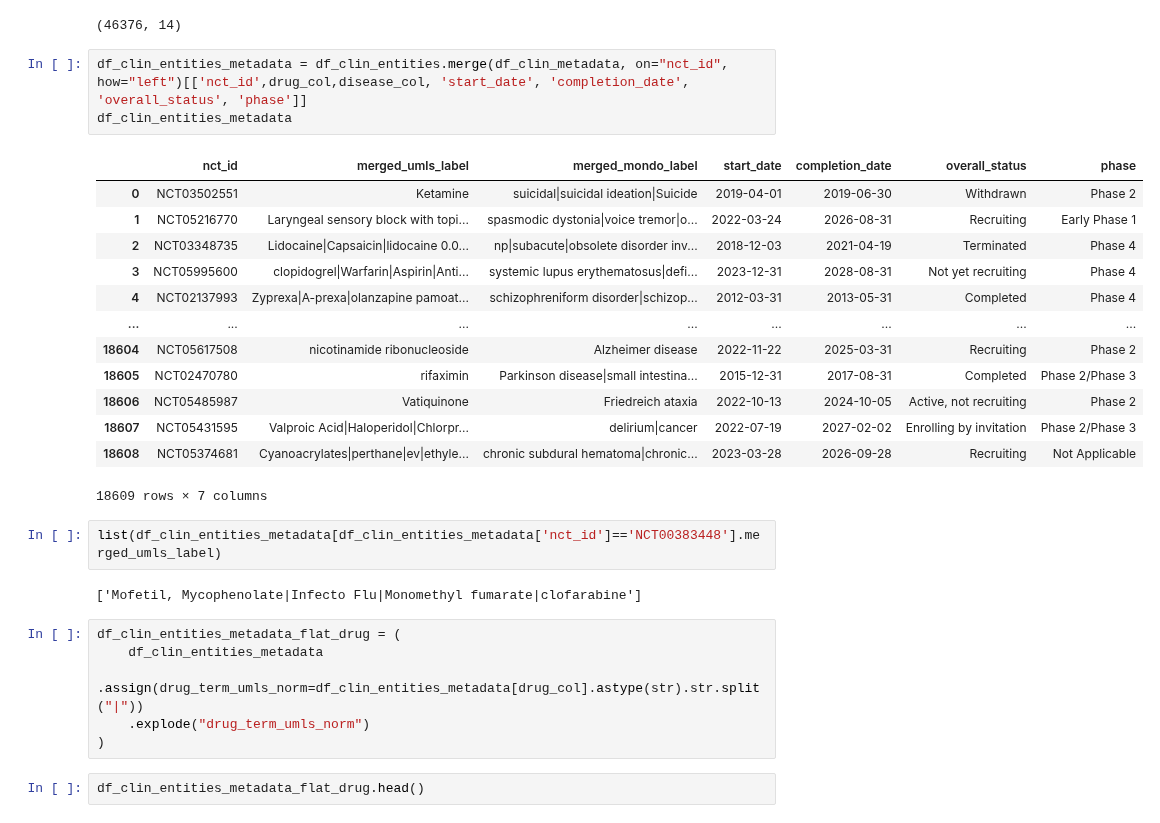
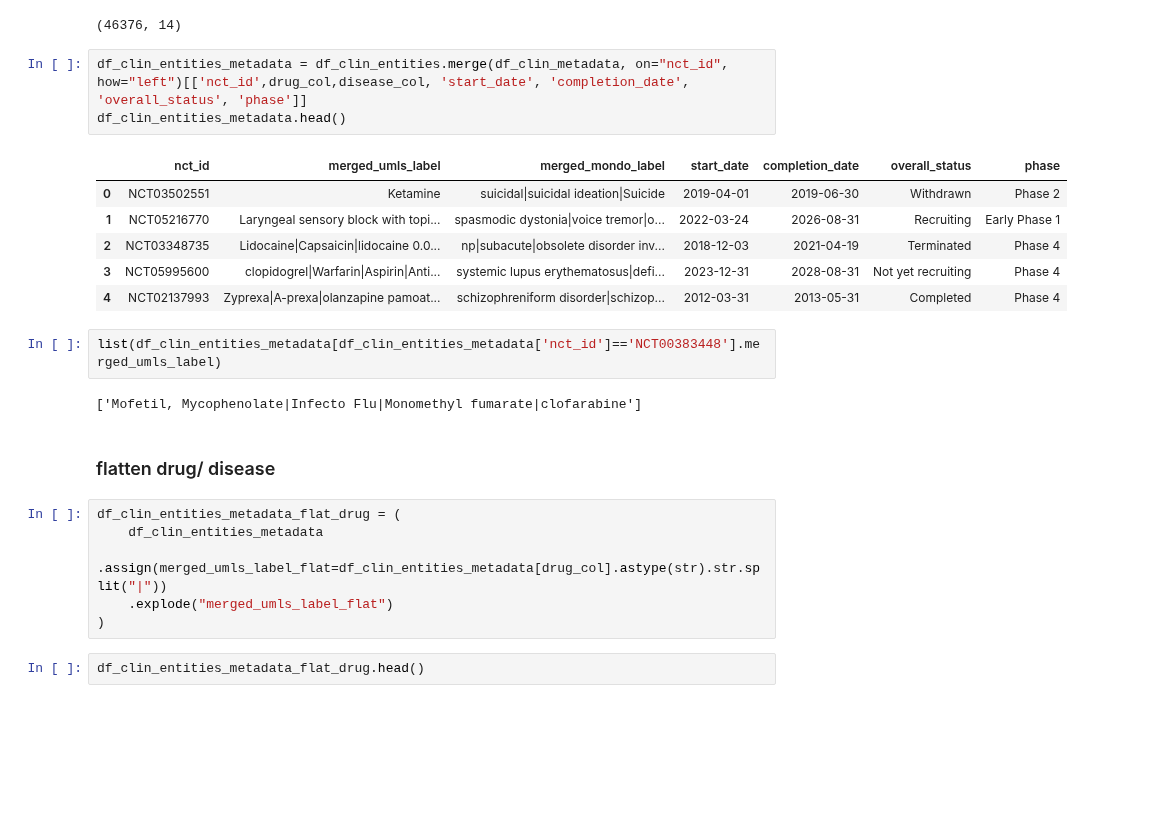
Before and after one commit to Ineichen-Group/Preclinical_DrugDisease_Translation_Pipeline, a Jupyter notebook: 10_drug_disease_translation_analysis/Translation_03_Prep_Datasets.ipynb, the cells around one changed output. Cells and saved outputs as stored; diff of their text form; blank space fills up the shorter version.

```diff
--- a/10_drug_disease_translation_analysis/Translation_03_Prep_Datasets.ipynb
+++ b/10_drug_disease_translation_analysis/Translation_03_Prep_Datasets.ipynb
@@ -42,30 +45,25 @@ df_clin_metadata.shape
 (46376, 14)
 # %%
 df_clin_entities_metadata = df_clin_entities.merge(df_clin_metadata, on="nct_id", how="left")[['nct_id',drug_col,disease_col, 'start_date', 'completion_date', 'overall_status', 'phase']]
-df_clin_entities_metadata
+df_clin_entities_metadata.head()
 # %% [output]
 |  | nct_id | merged_umls_label | merged_mondo_label | start_date | completion_date | overall_status | phase |
 | 0 | NCT03502551 | Ketamine | suicidal|suicidal ideation|Suicide | 2019-04-01 | 2019-06-30 | Withdrawn | Phase 2 |
 | 1 | NCT05216770 | Laryngeal sensory block with topi... | spasmodic dystonia|voice tremor|o... | 2022-03-24 | 2026-08-31 | Recruiting | Early Phase 1 |
 | 2 | NCT03348735 | Lidocaine|Capsaicin|lidocaine 0.0... | np|subacute|obsolete disorder inv... | 2018-12-03 | 2021-04-19 | Terminated | Phase 4 |
 | 3 | NCT05995600 | clopidogrel|Warfarin|Aspirin|Anti... | systemic lupus erythematosus|defi... | 2023-12-31 | 2028-08-31 | Not yet recruiting | Phase 4 |
 | 4 | NCT02137993 | Zyprexa|A-prexa|olanzapine pamoat... | schizophreniform disorder|schizop... | 2012-03-31 | 2013-05-31 | Completed | Phase 4 |
-| ... | ... | ... | ... | ... | ... | ... | ... |
-| 18604 | NCT05617508 | nicotinamide ribonucleoside | Alzheimer disease | 2022-11-22 | 2025-03-31 | Recruiting | Phase 2 |
-| 18605 | NCT02470780 | rifaximin | Parkinson disease|small intestina... | 2015-12-31 | 2017-08-31 | Completed | Phase 2/Phase 3 |
-| 18606 | NCT05485987 | Vatiquinone | Friedreich ataxia | 2022-10-13 | 2024-10-05 | Active, not recruiting | Phase 2 |
-| 18607 | NCT05431595 | Valproic Acid|Haloperidol|Chlorpr... | delirium|cancer | 2022-07-19 | 2027-02-02 | Enrolling by invitation | Phase 2/Phase 3 |
-| 18608 | NCT05374681 | Cyanoacrylates|perthane|ev|ethyle... | chronic subdural hematoma|chronic... | 2023-03-28 | 2026-09-28 | Recruiting | Not Applicable |
-18609 rows × 7 columns
 # %%
 list(df_clin_entities_metadata[df_clin_entities_metadata['nct_id']=='NCT00383448'].merged_umls_label)
 # %% [output]
 ['Mofetil, Mycophenolate|Infecto Flu|Monomethyl fumarate|clofarabine']
+# %% [markdown]
+### flatten drug/ disease
 # %%
 df_clin_entities_metadata_flat_drug = (
     df_clin_entities_metadata
-    .assign(drug_term_umls_norm=df_clin_entities_metadata[drug_col].astype(str).str.split("|"))
-    .explode("drug_term_umls_norm")
+    .assign(merged_umls_label_flat=df_clin_entities_metadata[drug_col].astype(str).str.split("|"))
+    .explode("merged_umls_label_flat")
 )
 # %%
 df_clin_entities_metadata_flat_drug.head()
```
Also changed, not shown: parts of 35 cells of this notebook, 4 other files.
